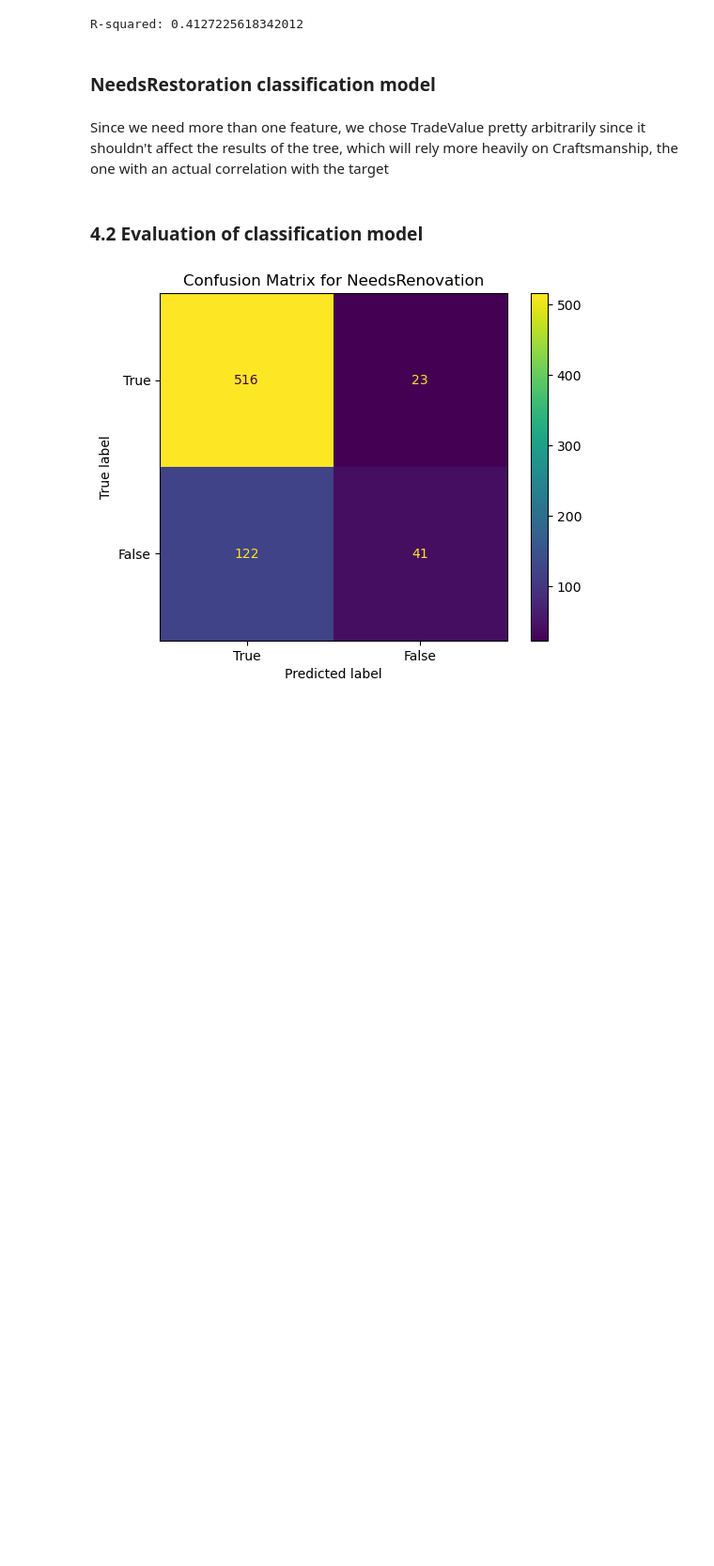
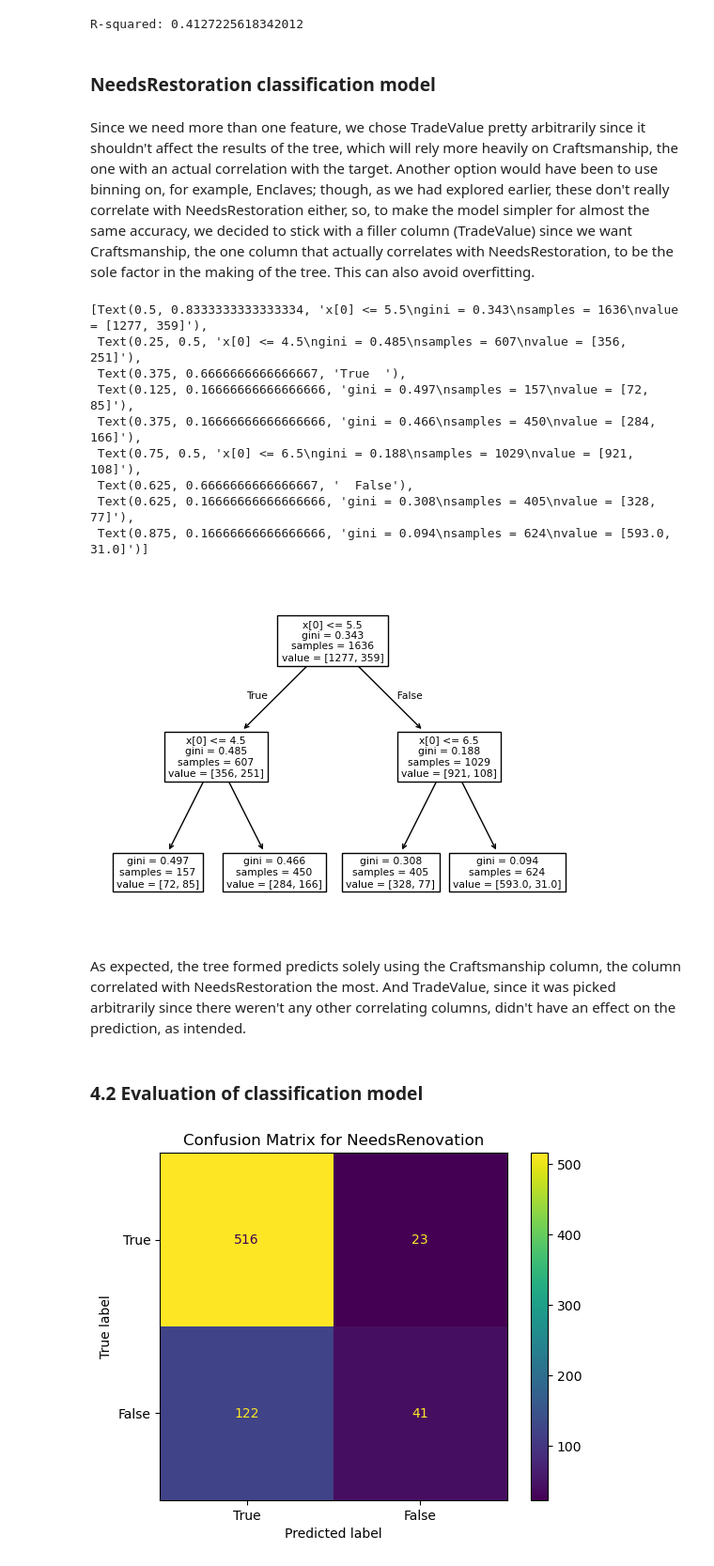
Before and after one commit to RaineScarlett/dsreport, a Jupyter notebook: iteration3.ipynb, the cells around one changed output. Shown at 94% size. Cells and saved outputs as stored; diff of their text form; code cells hidden in the pictures; blank space fills up the shorter version.

Commit message:
added tree plot to iteration 3

```diff
--- a/iteration3.ipynb
+++ b/iteration3.ipynb
@@ -402,7 +402,8 @@ target = df['NeedsRestoration']
 
 features_train, features_test, target_train, target_test = train_test_split(features, target, test_size=0.30, random_state=3)
 # %% [markdown]
-Since we need more than one feature, we chose TradeValue pretty arbitrarily since it shouldn't affect the results of the tree, which will rely more heavily on Craftsmanship, the one with an actual correlation with the target
+Since we need more than one feature, we chose TradeValue pretty arbitrarily since it shouldn't affect the results of the tree, which will rely more heavily on Craftsmanship, the one with an actual correlation with the target.
+Another option would have been to use binning on, for example, Enclaves; though, as we had explored earlier, these don't really correlate with NeedsRestoration either, so, to make the model simpler for almost the same accuracy, we decided to stick with a filler column (TradeValue) since we want Craftsmanship, the one column that actually correlates with NeedsRestoration, to be the sole factor in the making of the tree. This can also avoid overfitting.
 # %%
 tree = DecisionTreeClassifier(max_depth=2)
 # %%
@@ -412,3 +415,18 @@ target_prediction = tree.predict(features_test)
+# %%
+plot_tree(tree)
+# %% [output]
+[Text(0.5, 0.8333333333333334, 'x[0] <= 5.5\ngini = 0.343\nsamples = 1636\nvalue = [1277, 359]'),
+ Text(0.25, 0.5, 'x[0] <= 4.5\ngini = 0.485\nsamples = 607\nvalue = [356, 251]'),
+ Text(0.375, 0.6666666666666667, 'True  '),
+ Text(0.125, 0.16666666666666666, 'gini = 0.497\nsamples = 157\nvalue = [72, 85]'),
+ Text(0.375, 0.16666666666666666, 'gini = 0.466\nsamples = 450\nvalue = [284, 166]'),
+ Text(0.75, 0.5, 'x[0] <= 6.5\ngini = 0.188\nsamples = 1029\nvalue = [921, 108]'),
+ Text(0.625, 0.6666666666666667, '  False'),
+ Text(0.625, 0.16666666666666666, 'gini = 0.308\nsamples = 405\nvalue = [328, 77]'),
+ Text(0.875, 0.16666666666666666, 'gini = 0.094\nsamples = 624\nvalue = [593.0, 31.0]')]
+[figure, added]
+# %% [markdown]
+As expected, the tree formed predicts solely using the Craftsmanship column, the column correlated with NeedsRestoration the most. And TradeValue, since it was picked arbitrarily since there weren't any other correlating columns, didn't have an effect on the prediction, as intended.
 # %% [markdown]
 ### 4.2 Evaluation of classification model
 # %%
```
Also changed, not shown: parts of 4 cells of this notebook, 1 other file.
